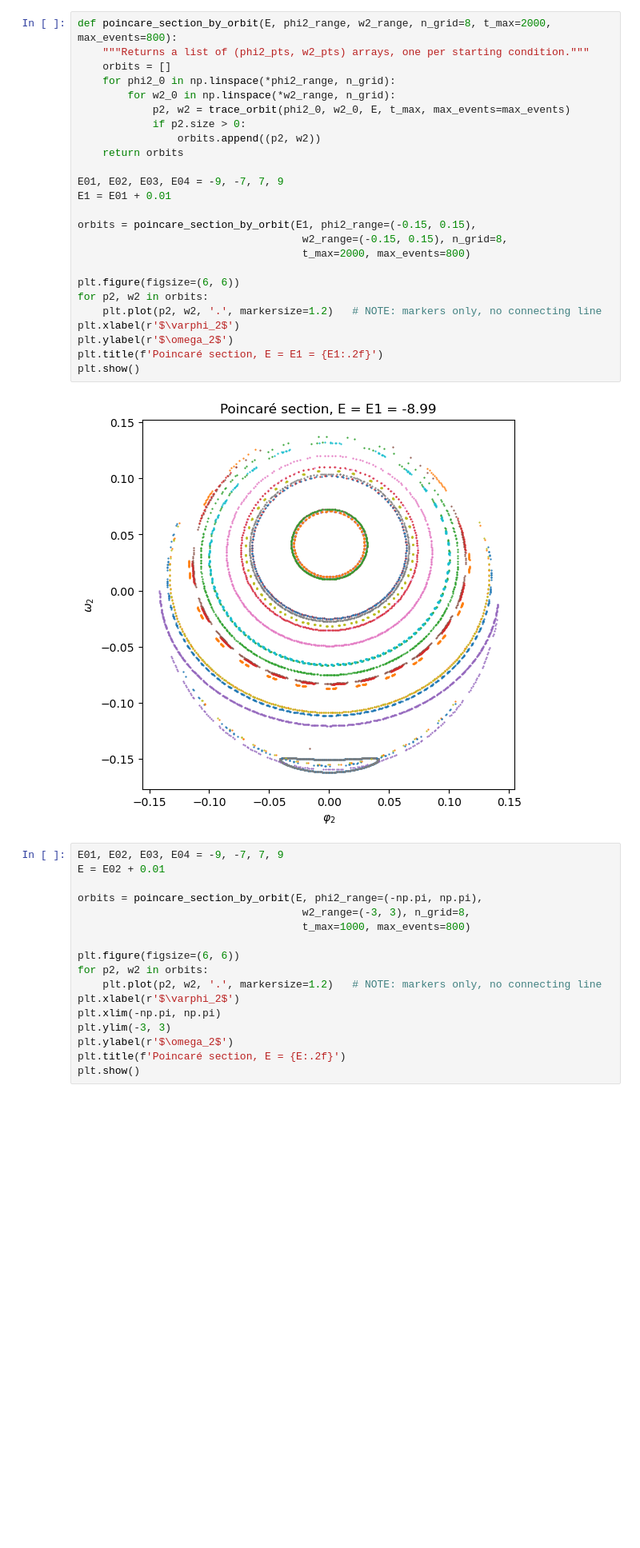
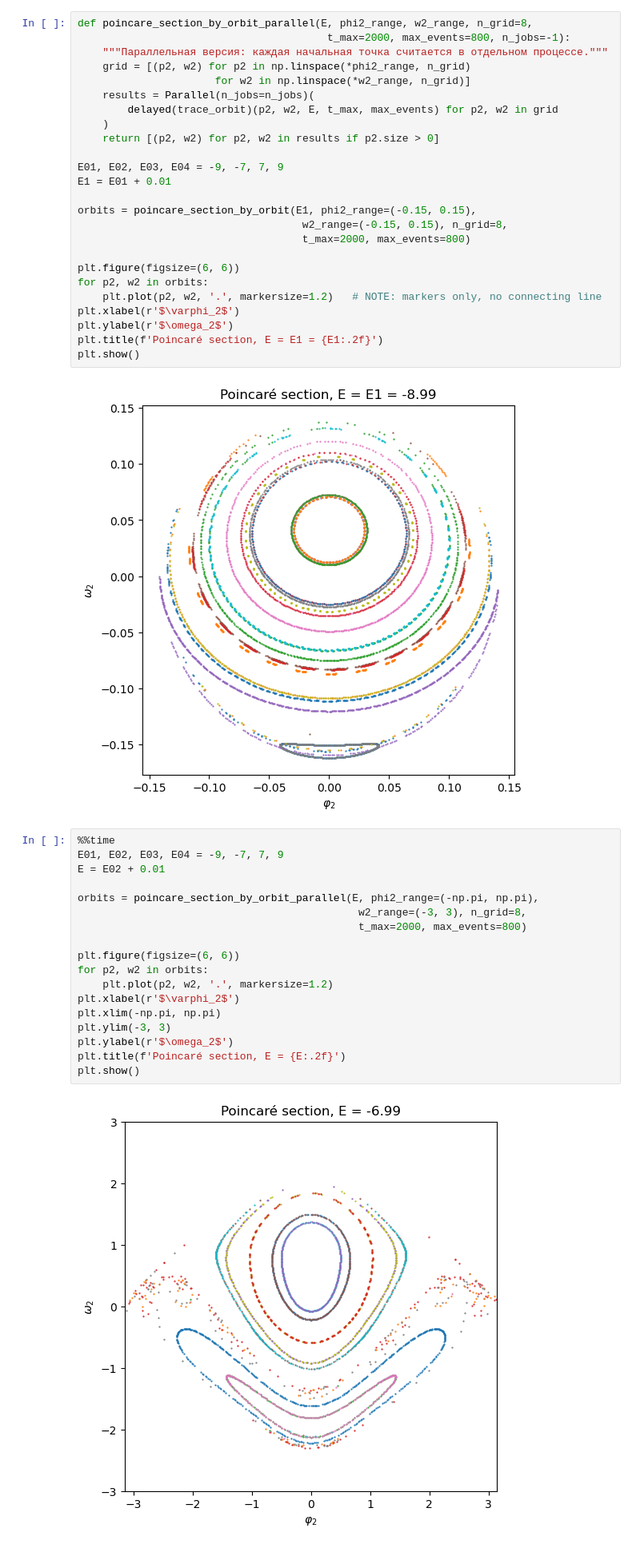
Before and after one commit to evgeny-kolonsky/Lab5, a Jupyter notebook: DP/Lab5_DP_Numerical_simulation.ipynb, the cells around one changed output. Shown at 80% size. Drawn from its saved outputs; the diff is of its cells as text; blank space fills up the shorter version.

```diff
--- a/DP/Lab5_DP_Numerical_simulation.ipynb
+++ b/DP/Lab5_DP_Numerical_simulation.ipynb
@@ -222,15 +223,15 @@ def trace_orbit(phi2_0, w2_0, E, t_max, max_events=400):
 # %% [markdown]
 ## build and plot a Poincaré section for a chosen energy
 # %%
-def poincare_section_by_orbit(E, phi2_range, w2_range, n_grid=8, t_max=2000, max_events=800):
-    """Returns a list of (phi2_pts, w2_pts) arrays, one per starting condition."""
-    orbits = []
-    for phi2_0 in np.linspace(*phi2_range, n_grid):
-        for w2_0 in np.linspace(*w2_range, n_grid):
-            p2, w2 = trace_orbit(phi2_0, w2_0, E, t_max, max_events=max_events)
-            if p2.size > 0:
-                orbits.append((p2, w2))
-    return orbits
+def poincare_section_by_orbit_parallel(E, phi2_range, w2_range, n_grid=8,
+                                        t_max=2000, max_events=800, n_jobs=-1):
+    """Параллельная версия: каждая начальная точка считается в отдельном процессе."""
+    grid = [(p2, w2) for p2 in np.linspace(*phi2_range, n_grid)
+                      for w2 in np.linspace(*w2_range, n_grid)]
+    results = Parallel(n_jobs=n_jobs)(
+        delayed(trace_orbit)(p2, w2, E, t_max, max_events) for p2, w2 in grid
+    )
+    return [(p2, w2) for p2, w2 in results if p2.size > 0]
 
 E01, E02, E03, E04 = -9, -7, 7, 9
 E1 = E01 + 0.01
@@ -249,19 +250,22 @@ plt.show()
 # %% [output]
 [figure]
 # %%
+%%time
 E01, E02, E03, E04 = -9, -7, 7, 9
 E = E02 + 0.01
 
-orbits = poincare_section_by_orbit(E, phi2_range=(-np.pi, np.pi),
-                                    w2_range=(-3, 3), n_grid=8,
-                                    t_max=1000, max_events=800)
+orbits = poincare_section_by_orbit_parallel(E, phi2_range=(-np.pi, np.pi),
+                                             w2_range=(-3, 3), n_grid=8,
+                                             t_max=2000, max_events=800)
 
 plt.figure(figsize=(6, 6))
 for p2, w2 in orbits:
-    plt.plot(p2, w2, '.', markersize=1.2)   # NOTE: markers only, no connecting line
+    plt.plot(p2, w2, '.', markersize=1.2)
 plt.xlabel(r'$\varphi_2$')
 plt.xlim(-np.pi, np.pi)
 plt.ylim(-3, 3)
 plt.ylabel(r'$\omega_2$')
 plt.title(f'Poincaré section, E = {E:.2f}')
 plt.show()
+# %% [output]
+[figure, added]
```
Also changed, not shown: parts of 11 cells of this notebook.
